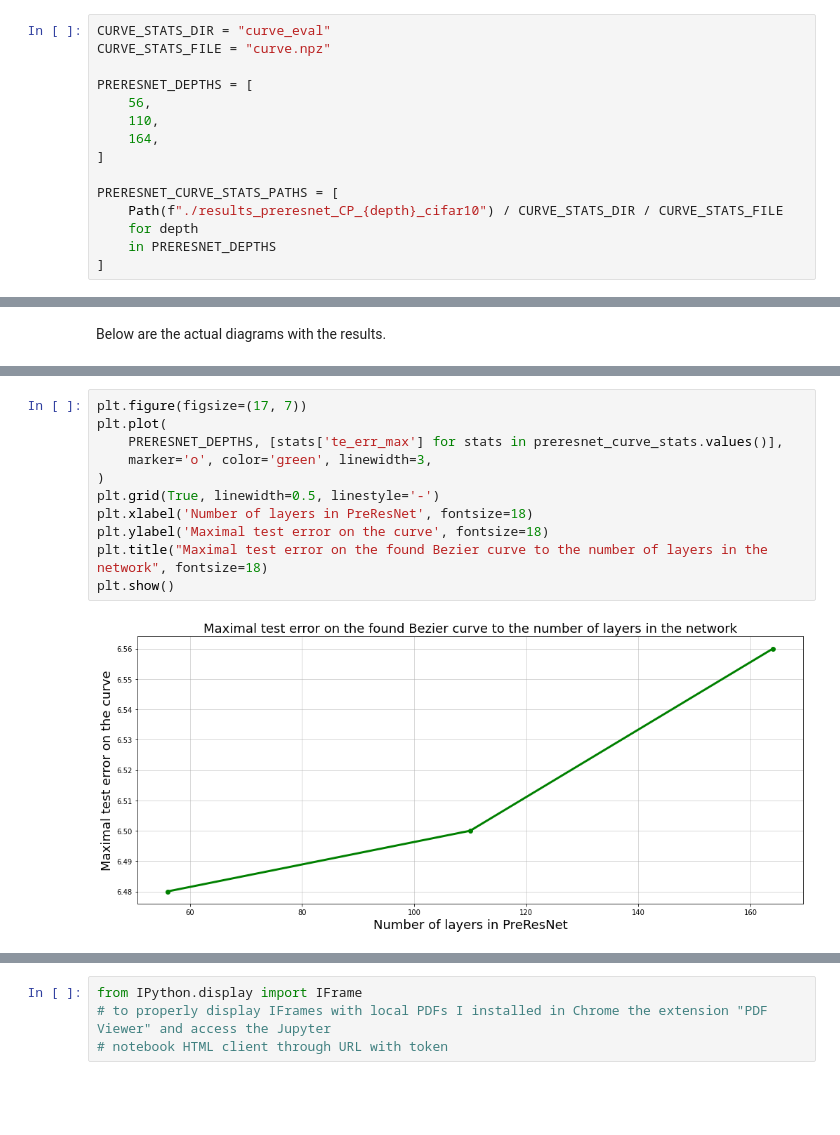
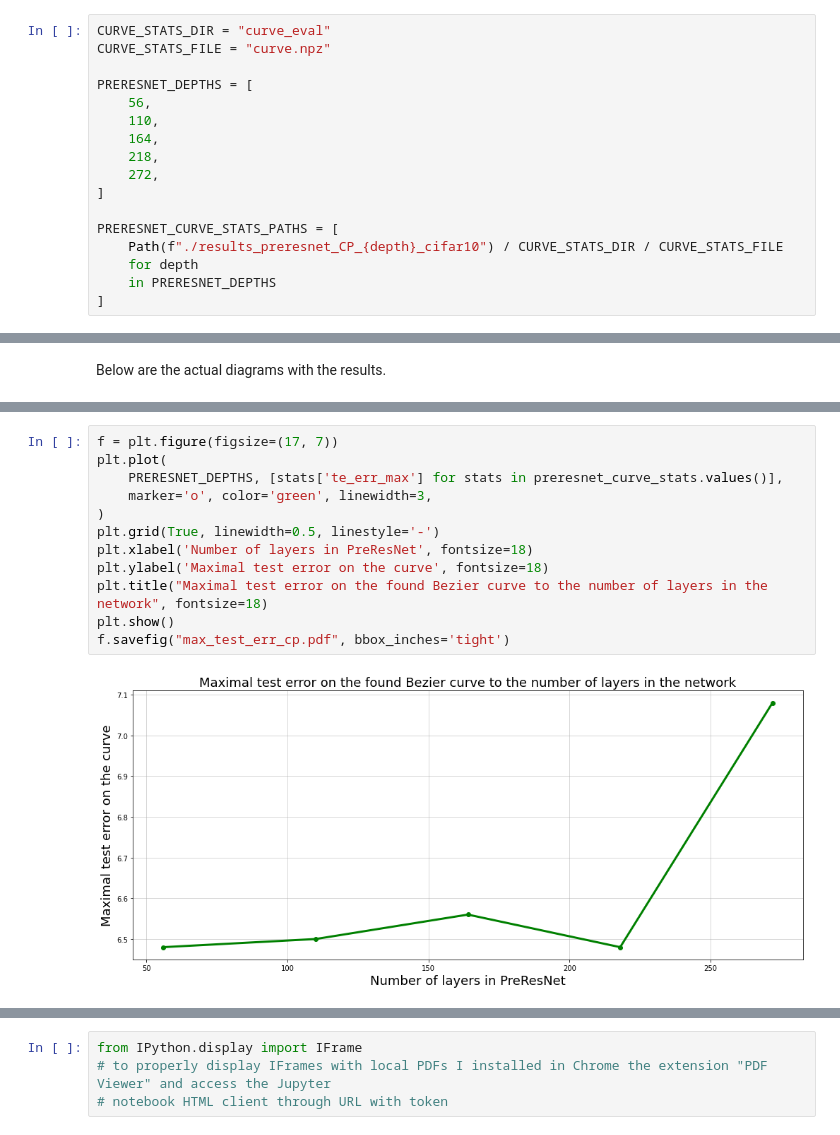
Before and after one commit to pwegrzyn/msc-thesis-agh, a Jupyter notebook: dnn-mode-connectivity/mode-connectivity-depth-tests-CP.ipynb, the cells around one changed output, grey strips where cells are left out. Drawn from its saved outputs; the diff is of its cells as text; blank space fills up the shorter version.

```diff
--- a/dnn-mode-connectivity/mode-connectivity-depth-tests-CP.ipynb
+++ b/dnn-mode-connectivity/mode-connectivity-depth-tests-CP.ipynb
@@ -26,6 +28,8 @@ PRERESNET_DEPTHS = [
     56,
     110,
     164,
+    218,
+    272,
 ]
 
 PRERESNET_CURVE_STATS_PATHS = [
@@ -157,14 +170,15 @@ plt.show()
 # %%
-plt.figure(figsize=(17, 7))
+f = plt.figure(figsize=(17, 7))
 plt.plot(
     PRERESNET_DEPTHS, [stats['te_err_max'] for stats in preresnet_curve_stats.values()],
     marker='o', color='green', linewidth=3,
 )
 plt.grid(True, linewidth=0.5, linestyle='-')
 plt.xlabel('Number of layers in PreResNet', fontsize=18)
 plt.ylabel('Maximal test error on the curve', fontsize=18)
 plt.title("Maximal test error on the found Bezier curve to the number of layers in the network", fontsize=18)
 plt.show()
+f.savefig("max_test_err_cp.pdf", bbox_inches='tight')
 # %% [output]
-[figure, old version]
+[figure, new version]
 # %%
```
Also changed, not shown: parts of 11 cells of this notebook, 51 other files.
